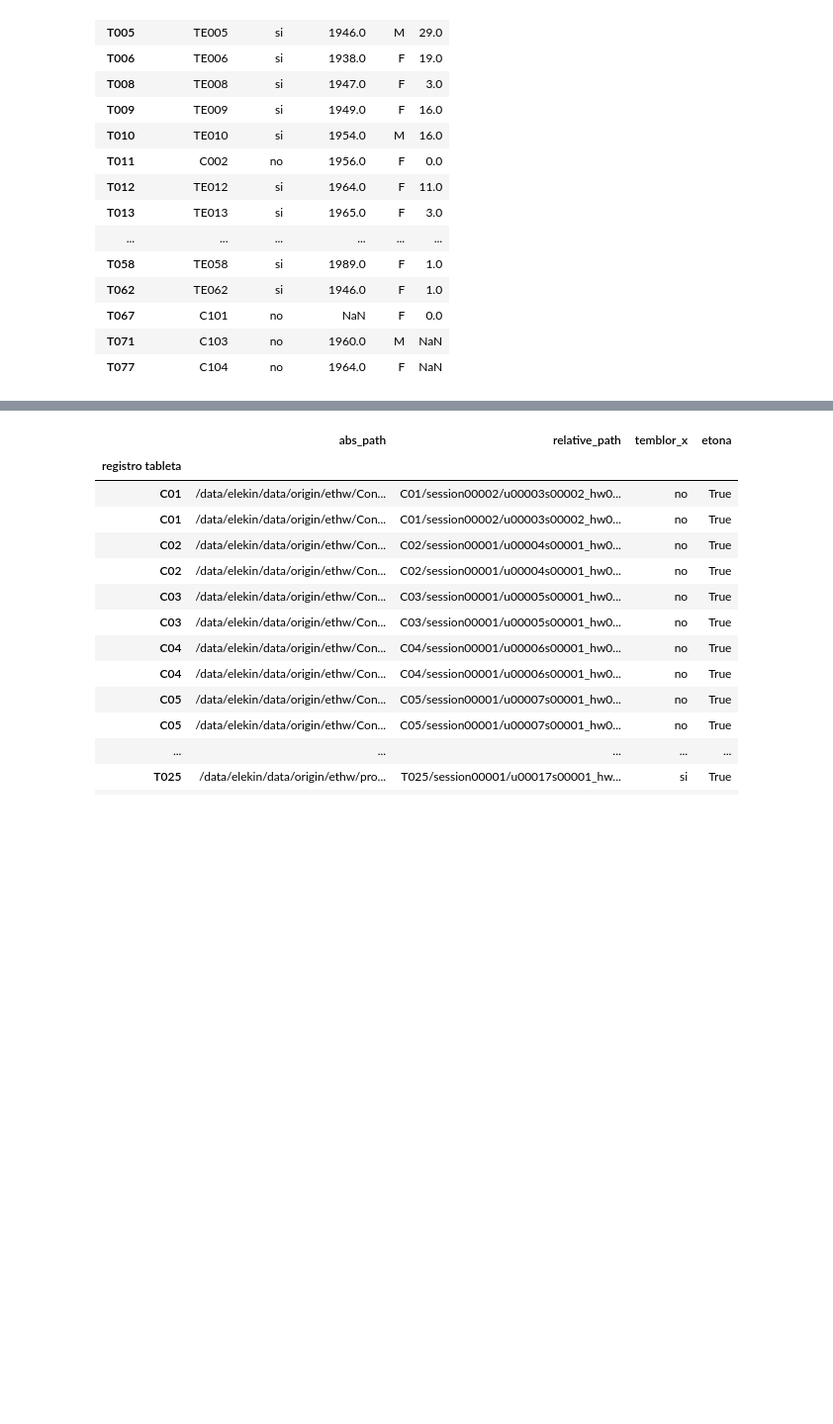
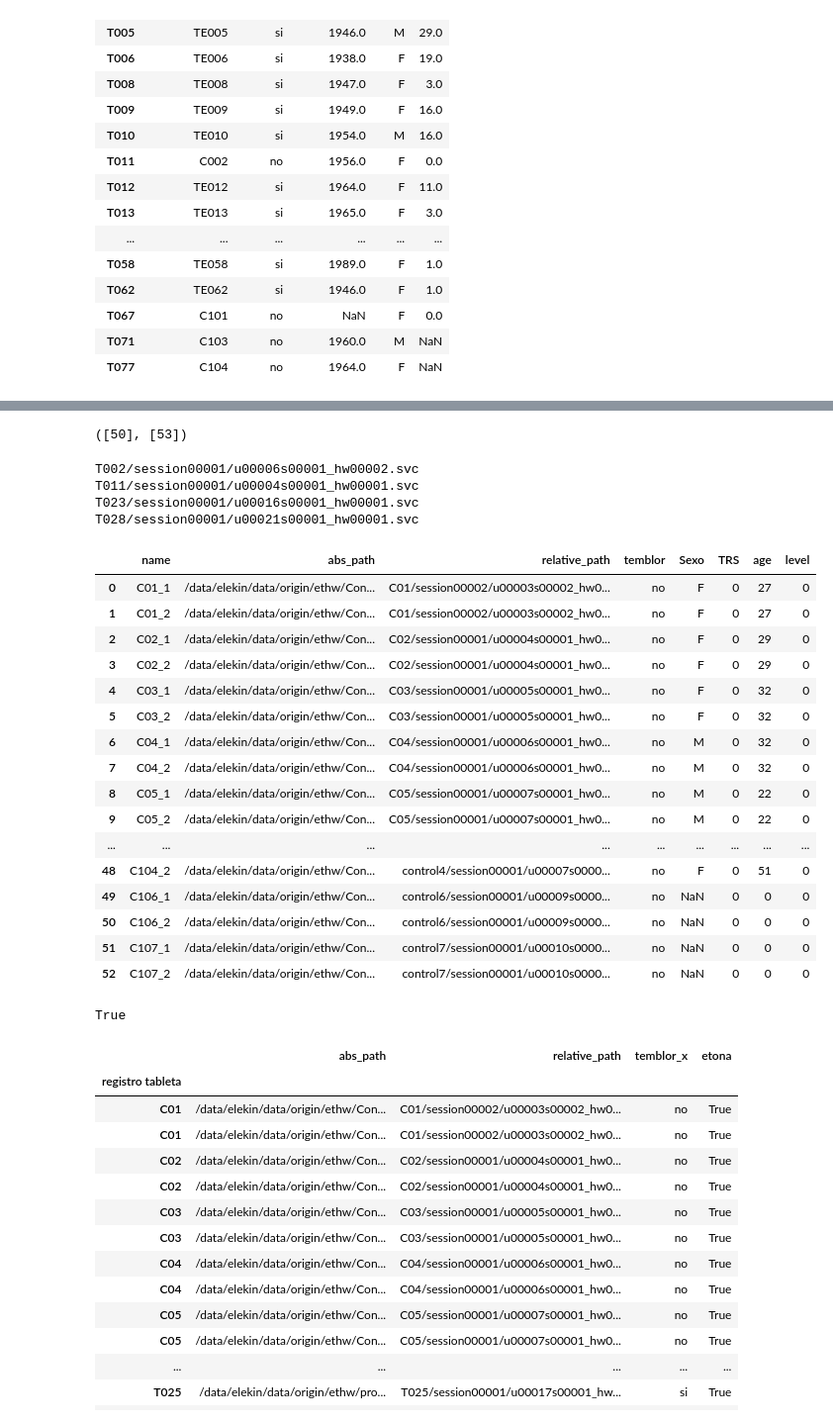
Before and after one commit to spolex/spiral, a Jupyter notebook: notebooks/202208_spiral_generate_partial_metadata_to_csv.ipynb, the cells around one changed output, grey strips where cells are left out. Shown at 99% size. Cells and saved outputs as stored; diff of their text form; code cells hidden in the pictures; blank space fills up the shorter version.

Commit message:
Read metadata

```diff
--- a/notebooks/202208_spiral_generate_partial_metadata_to_csv.ipynb
+++ b/notebooks/202208_spiral_generate_partial_metadata_to_csv.ipynb
@@ -44,3 +44,8 @@ filtered_ki_df
 | T067 | C101 | no | NaN | F | 0.0 |
 | T071 | C103 | no | 1960.0 | M | NaN |
 | T077 | C104 | no | 1964.0 | F | NaN |
+# %%
+doc_path = "/data/elekin/doc"
+etona_original = pd.read_csv(path.join(doc_path,"ETONA.txt"), header=None)
+meta_v1 = pd.read_csv(path.join(doc_path,"metadata-202106-v1.csv"))
+meta_v1.relative_path
@@ -47 +70,39 @@ filtered_ki_df
+# %%
+sorted(etona_original[0].shape), sorted(meta_v1.relative_path.values.shape)
+# %% [output]
+([50], [53])
+# %%
+for i in meta_v1.relative_path.values:
+    if not i in etona_original[0].values:
+        print(i)
+# %% [output]
+T002/session00001/u00006s00001_hw00002.svc
+T011/session00001/u00004s00001_hw00001.svc
+T023/session00001/u00016s00001_hw00001.svc
+T028/session00001/u00021s00001_hw00001.svc
+# %%
+meta_v1[~meta_v1.relative_path.isin(etona_original)]
+# %% [output]
+|  | name | abs_path | relative_path | temblor | Sexo | TRS | age | level |
+| 0 | C01_1 | /data/elekin/data/origin/ethw/Con... | C01/session00002/u00003s00002_hw0... | no | F | 0 | 27 | 0 |
+| 1 | C01_2 | /data/elekin/data/origin/ethw/Con... | C01/session00002/u00003s00002_hw0... | no | F | 0 | 27 | 0 |
+| 2 | C02_1 | /data/elekin/data/origin/ethw/Con... | C02/session00001/u00004s00001_hw0... | no | F | 0 | 29 | 0 |
+| 3 | C02_2 | /data/elekin/data/origin/ethw/Con... | C02/session00001/u00004s00001_hw0... | no | F | 0 | 29 | 0 |
+| 4 | C03_1 | /data/elekin/data/origin/ethw/Con... | C03/session00001/u00005s00001_hw0... | no | F | 0 | 32 | 0 |
+| 5 | C03_2 | /data/elekin/data/origin/ethw/Con... | C03/session00001/u00005s00001_hw0... | no | F | 0 | 32 | 0 |
+| 6 | C04_1 | /data/elekin/data/origin/ethw/Con... | C04/session00001/u00006s00001_hw0... | no | M | 0 | 32 | 0 |
+| 7 | C04_2 | /data/elekin/data/origin/ethw/Con... | C04/session00001/u00006s00001_hw0... | no | M | 0 | 32 | 0 |
+| 8 | C05_1 | /data/elekin/data/origin/ethw/Con... | C05/session00001/u00007s00001_hw0... | no | M | 0 | 22 | 0 |
+| 9 | C05_2 | /data/elekin/data/origin/ethw/Con... | C05/session00001/u00007s00001_hw0... | no | M | 0 | 22 | 0 |
+| ... | ... | ... | ... | ... | ... | ... | ... | ... |
+| 48 | C104_2 | /data/elekin/data/origin/ethw/Con... | control4/session00001/u00007s0000... | no | F | 0 | 51 | 0 |
+| 49 | C106_1 | /data/elekin/data/origin/ethw/Con... | control6/session00001/u00009s0000... | no | NaN | 0 | 0 | 0 |
+| 50 | C106_2 | /data/elekin/data/origin/ethw/Con... | control6/session00001/u00009s0000... | no | NaN | 0 | 0 | 0 |
+| 51 | C107_1 | /data/elekin/data/origin/ethw/Con... | control7/session00001/u00010s0000... | no | NaN | 0 | 0 | 0 |
+| 52 | C107_2 | /data/elekin/data/origin/ethw/Con... | control7/session00001/u00010s0000... | no | NaN | 0 | 0 | 0 |
+# %%
+import numpy as np
+np.array_equal(sorted(etonadf.relative_path.unique()),sorted(etona_original[0].values))
+# %% [output]
+True
 # %%
```
Also changed, not shown: parts of 4 cells of this notebook, 8 other files.
